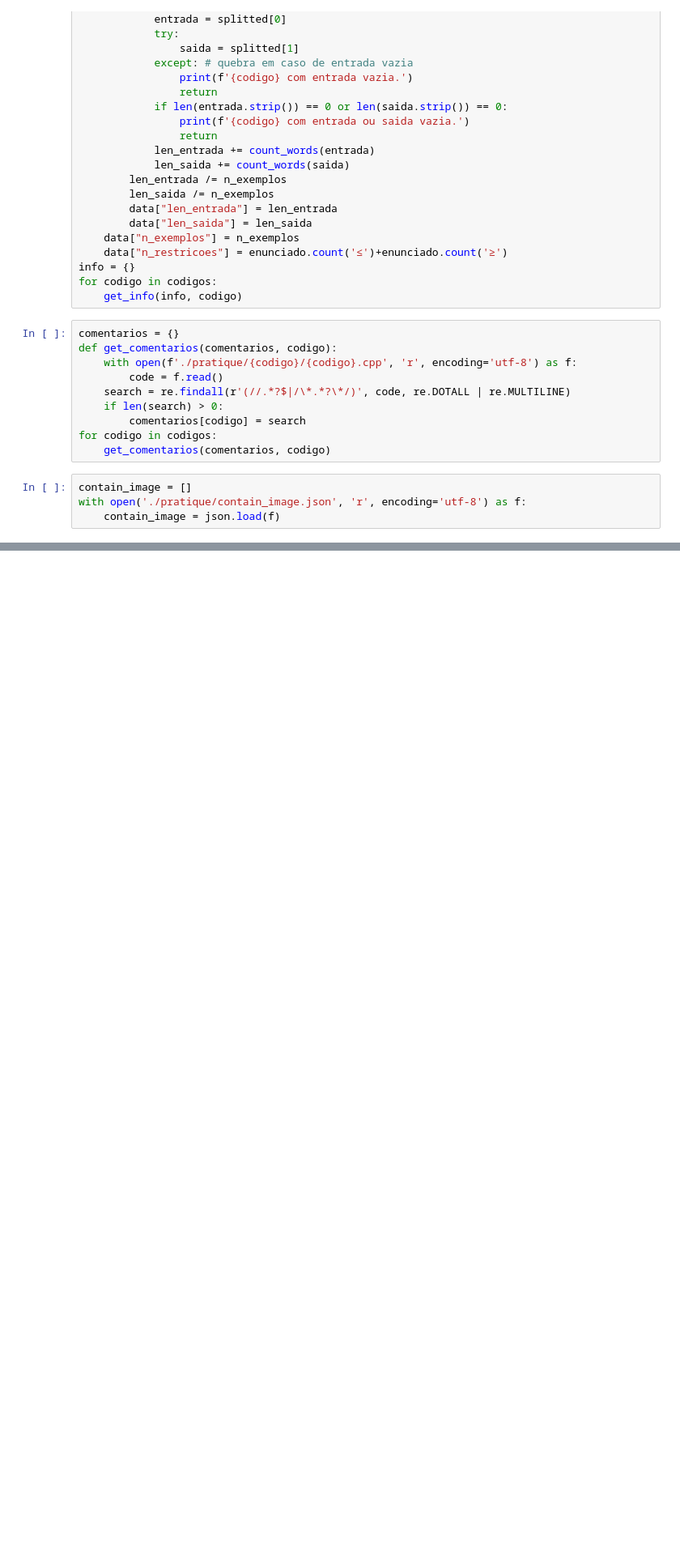
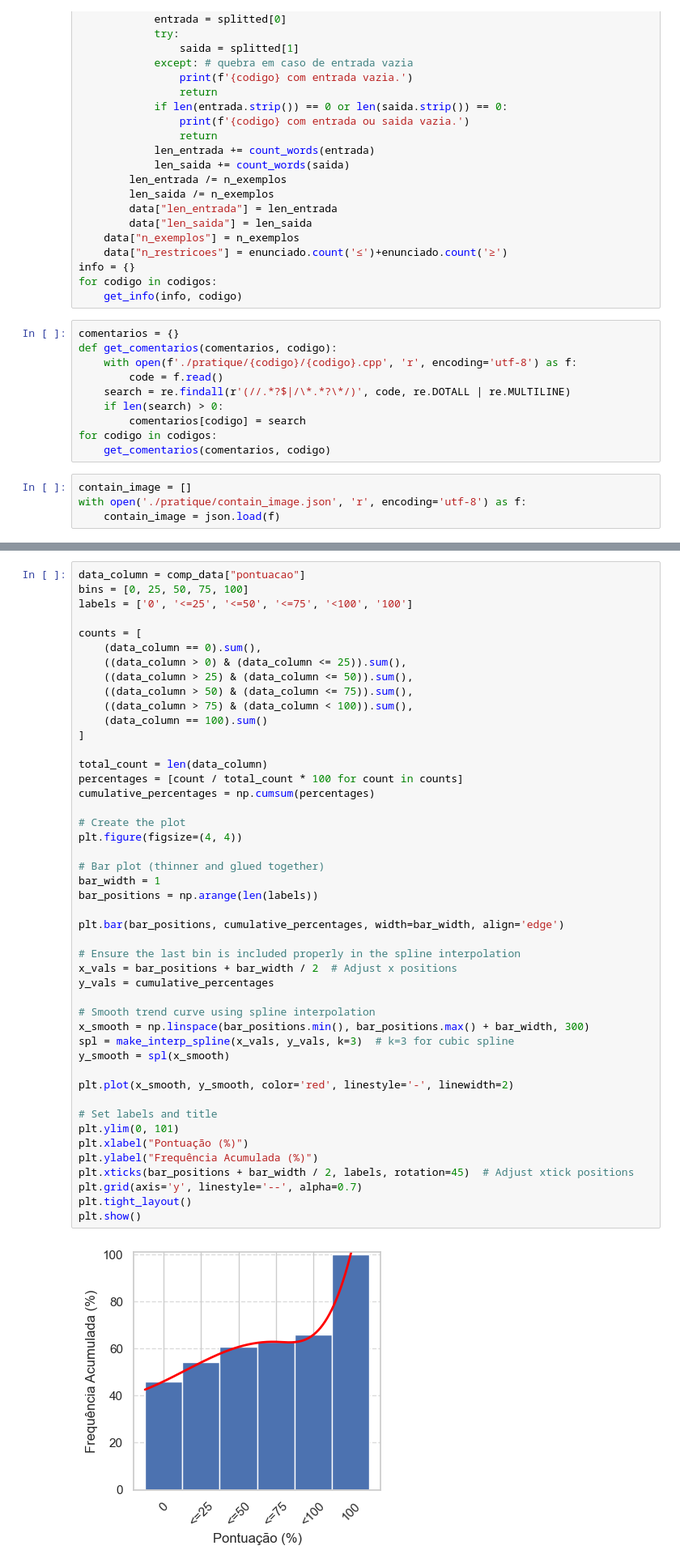
Before and after one commit to andre-n-alcantara/IC, a Jupyter notebook: report.ipynb, the cells around one changed output, grey strips where cells are left out. Shown at 81% size. Saved outputs shown, nothing was run; the diff lists cells and outputs as text; blank space fills up the shorter version.

```diff
--- a/report.ipynb
+++ b/report.ipynb
@@ -224,0 +185,48 @@ plt.show()
+# %%
+data_column = comp_data["pontuacao"]
+bins = [0, 25, 50, 75, 100]
+labels = ['0', '<=25', '<=50', '<=75', '<100', '100']
+
+counts = [
+    (data_column == 0).sum(),
+    ((data_column > 0) & (data_column <= 25)).sum(),
+    ((data_column > 25) & (data_column <= 50)).sum(),
+    ((data_column > 50) & (data_column <= 75)).sum(),
+    ((data_column > 75) & (data_column < 100)).sum(),
+    (data_column == 100).sum()
+]
+
+total_count = len(data_column)
+percentages = [count / total_count * 100 for count in counts]
+cumulative_percentages = np.cumsum(percentages)
+
+# Create the plot
+plt.figure(figsize=(4, 4))
+
+# Bar plot (thinner and glued together)
+bar_width = 1
+bar_positions = np.arange(len(labels))
+
+plt.bar(bar_positions, cumulative_percentages, width=bar_width, align='edge')
+
+# Ensure the last bin is included properly in the spline interpolation
+x_vals = bar_positions + bar_width / 2  # Adjust x positions
+y_vals = cumulative_percentages
+
+# Smooth trend curve using spline interpolation
+x_smooth = np.linspace(bar_positions.min(), bar_positions.max() + bar_width, 300)
+spl = make_interp_spline(x_vals, y_vals, k=3)  # k=3 for cubic spline
+y_smooth = spl(x_smooth)
+
+plt.plot(x_smooth, y_smooth, color='red', linestyle='-', linewidth=2)
+
+# Set labels and title
+plt.ylim(0, 101)
+plt.xlabel("Pontuação (%)")
+plt.ylabel("Frequência Acumulada (%)")
+plt.xticks(bar_positions + bar_width / 2, labels, rotation=45)  # Adjust xtick positions
+plt.grid(axis='y', linestyle='--', alpha=0.7)
+plt.tight_layout()
+plt.show()
+# %% [output]
+[figure, added]
```
Also changed, not shown: parts of 6 cells of this notebook.
